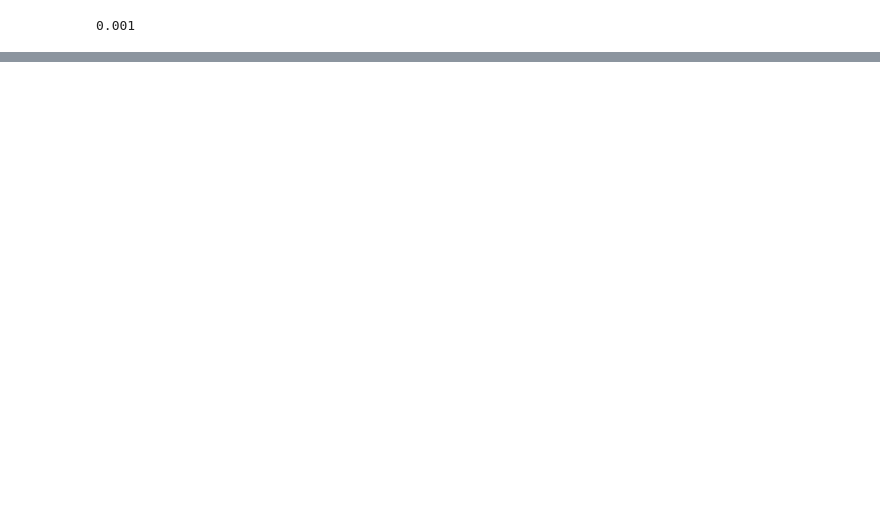
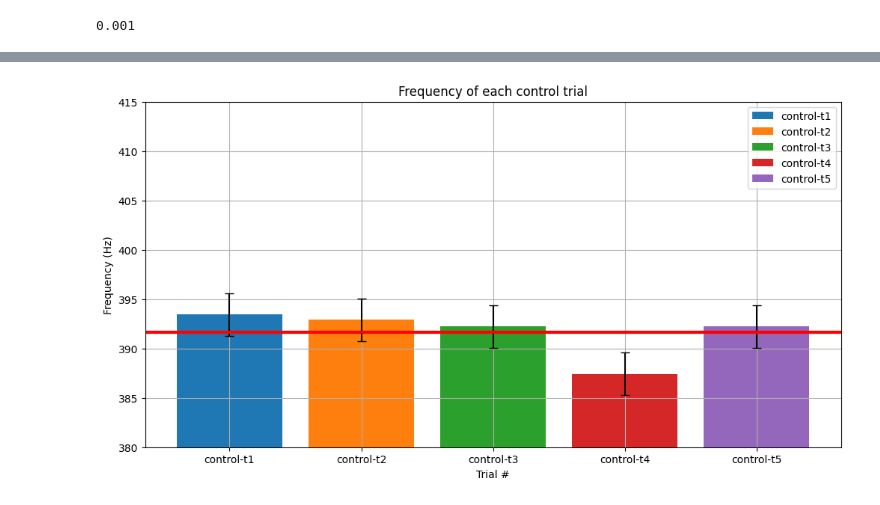
Before and after one commit to ThatNerdSquared/datasci-studio, a Jupyter notebook: milner-lab/milner-lab.ipynb, the cells around one changed output, grey strips where cells are left out. Drawn from its saved outputs; the diff is of its cells as text; code cells hidden in the pictures; blank space fills up the shorter version.

```diff
--- a/milner-lab/milner-lab.ipynb
+++ b/milner-lab/milner-lab.ipynb
@@ -473,0 +487,2 @@ where $N$ is the number of periods, and each wave has 20 periods, we can calcula
+# %%
+control_freqs = get_all_freqs(CONTROL_SAMPLES)
@@ -473,0 +507,4 @@ where $N$ is the number of periods, and each wave has 20 periods, we can calcula
+# %%
+plot_freqs(control_freqs, CONTROL_SAMPLES, material='control')
+# %% [output]
+[figure, added]
```
Also changed, not shown: parts of 27 cells of this notebook, 11 other files.
